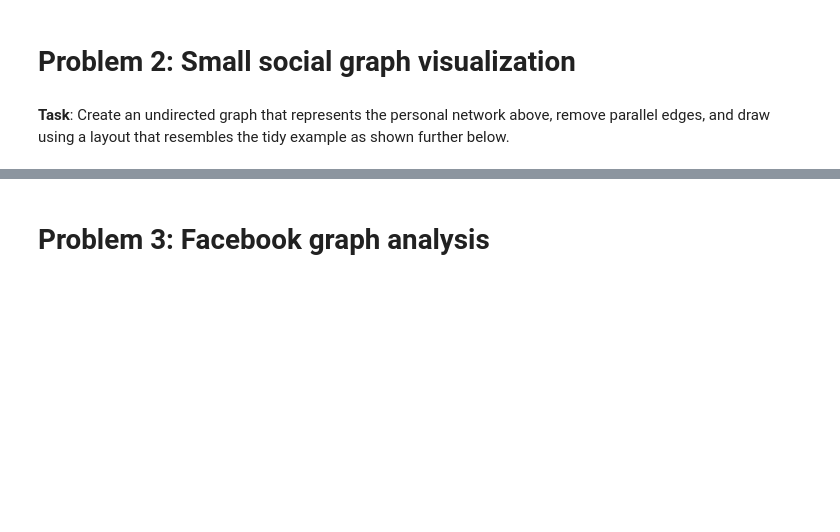
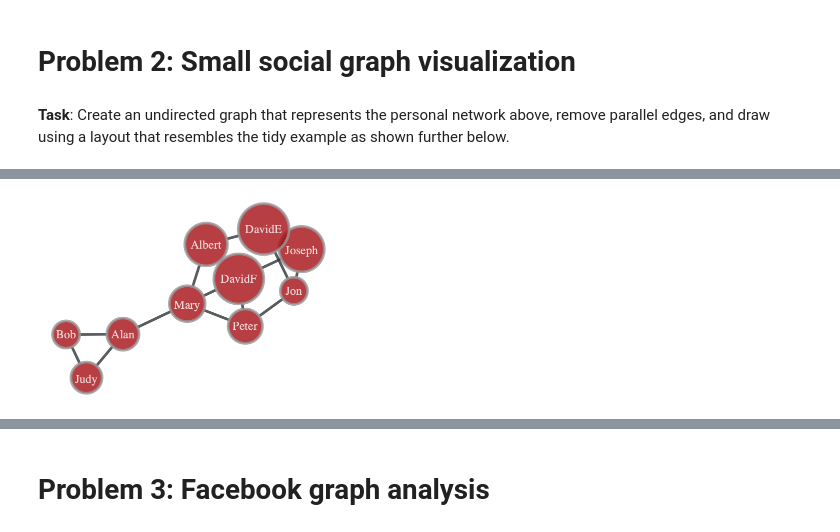
Before and after one commit to MichaelKuby/CMPT733_DataScience, a Jupyter notebook: A7/A7.ipynb, the cells around one changed output, grey strips where cells are left out. Drawn from its saved outputs; the diff is of its cells as text; code cells hidden in the pictures; blank space fills up the shorter version.

```diff
--- a/A7/A7.ipynb
+++ b/A7/A7.ipynb
@@ -78,7 +100,7 @@ X_knows = {
 # %%
 # TODO adjust the code below and add to it
 
-g = gt.Graph(directed=True)
+g = gt.Graph(directed=False) # graph should be undirected
 v_name = g.add_edge_list(((n,k) for n in X_knows for k in X_knows[n]),
                          hashed=True)
 pos = gt.random_layout(g)
@@ -86,14 +111,18 @@ au.rotate_layout(pos, "Alan", "Mary", v_name)
 # %%
-vprops = dict(
-    # TODO find suitable vertex properties for graph_draw (see gt reference docs)
-)
+# TODO find suitable vertex properties for graph_draw (see gt reference docs)
+vprops = {'text': v_name,
+          'font_size': 12,
+          }
+
+# Create a more reasonable layout
+pos = gt.sfdp_layout(g)
 # %%
 gt.graph_draw(
     g,
     pos=pos,
     vprops=vprops,
-    output_size=(200,200), # adjust to fit screen
+    output_size=(300,300), # adjust to fit screen
     fit_view=.9,
-    fmt="svg"
+    fmt="png"
 )
 # %% [output]
@@ -100,0 +129 @@ gt.graph_draw(
+[figure, added]
```
Also changed, not shown: parts of 20 cells of this notebook, 3 other files.
